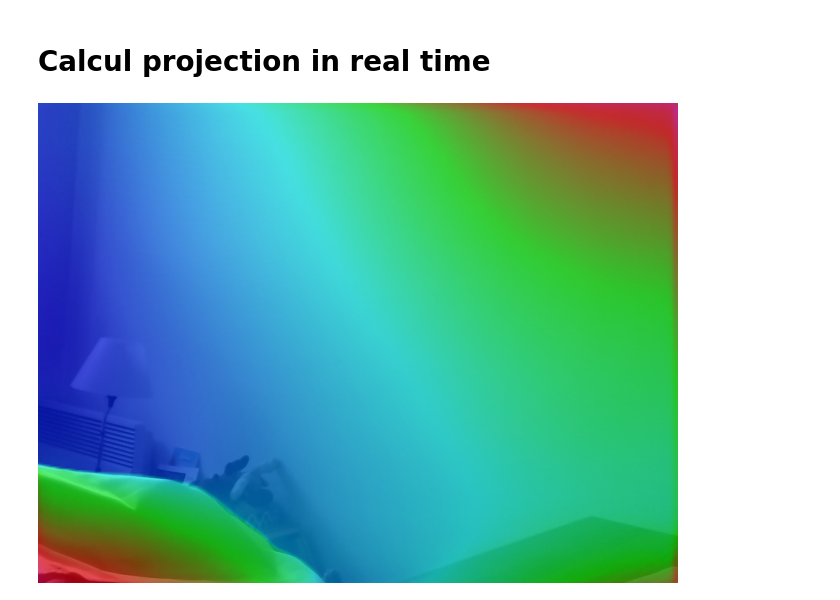
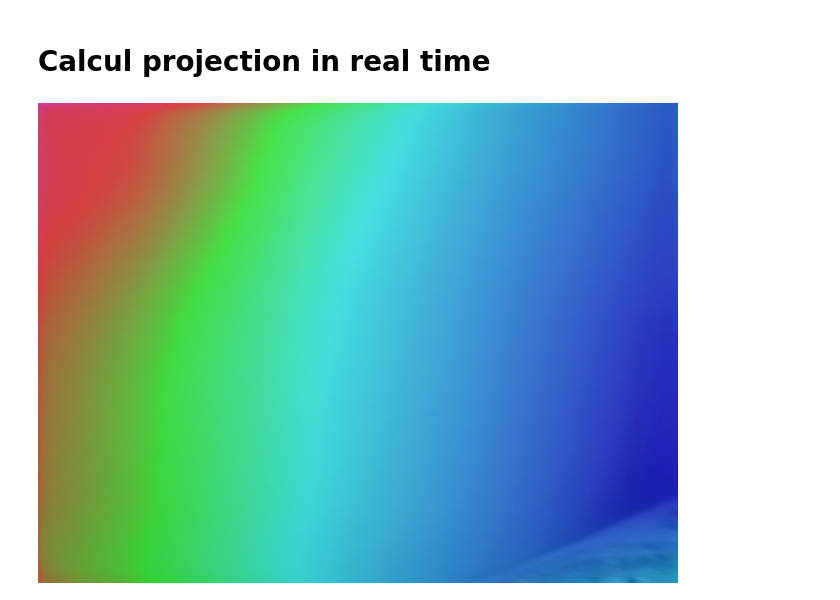
Before and after one commit to Apiquet/DepthEstimationAnd3dMapping, a Jupyter notebook: 3d_projection_wrt_imu.ipynb, the cells around one changed output. Drawn from its saved outputs; the diff is of its cells as text; code cells hidden in the pictures.

```diff
--- a/3d_projection_wrt_imu.ipynb
+++ b/3d_projection_wrt_imu.ipynb
@@ -134,6 +142,6 @@ except KeyboardInterrupt:
 
 plt.show()
 # %%
-OVERLAPS_IMG_DEPTH[0]
+OVERLAPS_IMG_DEPTH[60]
 # %% [output]
-[figure, old version]
+[figure, new version]
```
Also changed, not shown: parts of 2 cells of this notebook, 1 other file.
